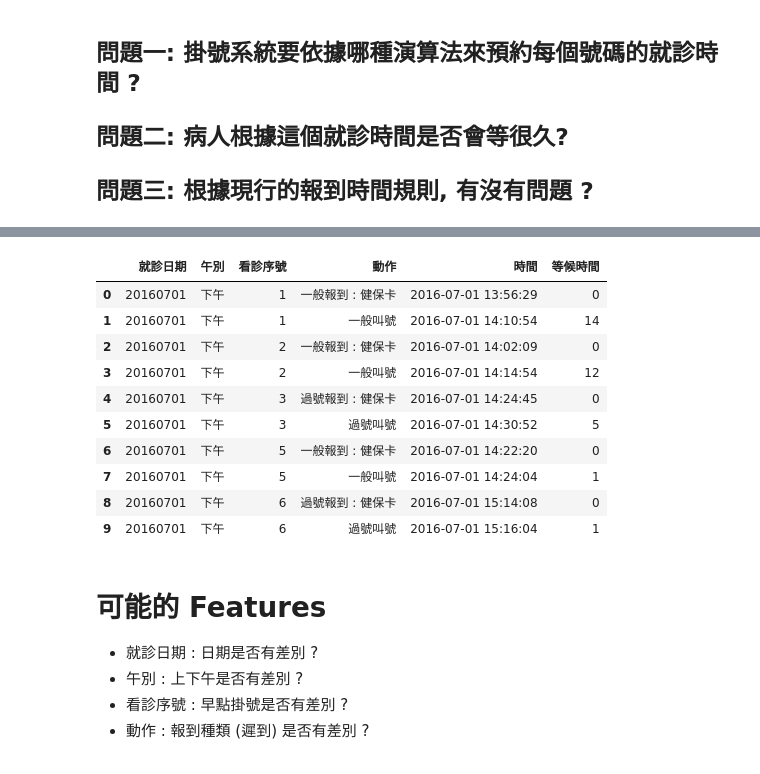
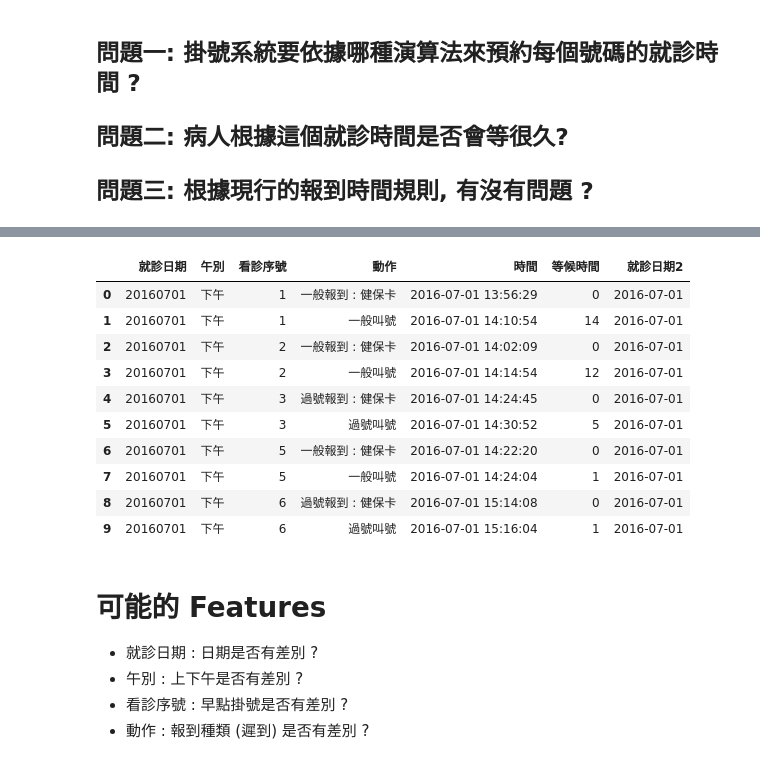
Before and after one commit to t0mst0ne/OPD_waiting, a Jupyter notebook: OPD 門診叫號 分佈.ipynb, the cells around one changed output, grey strips where cells are left out. Cells and saved outputs as stored; diff of their text form; code cells hidden in the pictures.

```diff
--- a/OPD 門診叫號 分佈.ipynb
+++ b/OPD 門診叫號 分佈.ipynb
@@ -10,6 +10,7 @@ import plotly.plotly as py
 import cufflinks as cf
 import re
 import matplotlib.pyplot as plt
+#import matplotlib
 import numpy as np
 import warnings
 from datetime import datetime, timedelta
@@ -17,6 +18,7 @@ from IPython.display import Image
 
 %matplotlib inline
 cf.go_offline()
+#matplotlib.rcParams['font.family'] = ["SimHei"]
 plt.rcParams["font.family"] = "SimHei"
 pd.set_option('display.max_columns', 100)
 
@@ -29,6 +31,7 @@ df = pd.read_csv('data/OPD.csv',sep='\t')
 
 
 df.就診日期 = df.就診日期.astype(str)
+df['就診日期2'] = pd.to_datetime(df.就診日期,infer_datetime_format=True, format='%Y%m%d' )
 
 df['時間'] = pd.to_datetime(df.時間.astype(str) ,infer_datetime_format=True, format='%Y%m%d%H%M%S')
 
@@ -46,17 +50,17 @@ df.head(10)
 dtype: object
 ['一般報到 : 健保卡' '一般叫號' '過號報到 : 健保卡' '過號叫號' '指定叫號' '檢查報到 : 健保卡' '檢查叫號'
  '過號報到 : 手動' '敬老報到 : 健保卡' '敬老叫號' '一般報到 : 手動' '檢查報到 : 手動']
-|  | 就診日期 | 午別 | 看診序號 | 動作 | 時間 | 等候時間 |
-| 0 | 20160701 | 下午 | 1 | 一般報到 : 健保卡 | 2016-07-01 13:56:29 | 0 |
-| 1 | 20160701 | 下午 | 1 | 一般叫號 | 2016-07-01 14:10:54 | 14 |
-| 2 | 20160701 | 下午 | 2 | 一般報到 : 健保卡 | 2016-07-01 14:02:09 | 0 |
-| 3 | 20160701 | 下午 | 2 | 一般叫號 | 2016-07-01 14:14:54 | 12 |
-| 4 | 20160701 | 下午 | 3 | 過號報到 : 健保卡 | 2016-07-01 14:24:45 | 0 |
-| 5 | 20160701 | 下午 | 3 | 過號叫號 | 2016-07-01 14:30:52 | 5 |
-| 6 | 20160701 | 下午 | 5 | 一般報到 : 健保卡 | 2016-07-01 14:22:20 | 0 |
-| 7 | 20160701 | 下午 | 5 | 一般叫號 | 2016-07-01 14:24:04 | 1 |
-| 8 | 20160701 | 下午 | 6 | 過號報到 : 健保卡 | 2016-07-01 15:14:08 | 0 |
-| 9 | 20160701 | 下午 | 6 | 過號叫號 | 2016-07-01 15:16:04 | 1 |
+|  | 就診日期 | 午別 | 看診序號 | 動作 | 時間 | 等候時間 | 就診日期2 |
+| 0 | 20160701 | 下午 | 1 | 一般報到 : 健保卡 | 2016-07-01 13:56:29 | 0 | 2016-07-01 |
+| 1 | 20160701 | 下午 | 1 | 一般叫號 | 2016-07-01 14:10:54 | 14 | 2016-07-01 |
+| 2 | 20160701 | 下午 | 2 | 一般報到 : 健保卡 | 2016-07-01 14:02:09 | 0 | 2016-07-01 |
+| 3 | 20160701 | 下午 | 2 | 一般叫號 | 2016-07-01 14:14:54 | 12 | 2016-07-01 |
+| 4 | 20160701 | 下午 | 3 | 過號報到 : 健保卡 | 2016-07-01 14:24:45 | 0 | 2016-07-01 |
+| 5 | 20160701 | 下午 | 3 | 過號叫號 | 2016-07-01 14:30:52 | 5 | 2016-07-01 |
+| 6 | 20160701 | 下午 | 5 | 一般報到 : 健保卡 | 2016-07-01 14:22:20 | 0 | 2016-07-01 |
+| 7 | 20160701 | 下午 | 5 | 一般叫號 | 2016-07-01 14:24:04 | 1 | 2016-07-01 |
+| 8 | 20160701 | 下午 | 6 | 過號報到 : 健保卡 | 2016-07-01 15:14:08 | 0 | 2016-07-01 |
+| 9 | 20160701 | 下午 | 6 | 過號叫號 | 2016-07-01 15:16:04 | 1 | 2016-07-01 |
 # %% [markdown]
 # 可能的 Features
 
```
Also changed, not shown: parts of 4 cells of this notebook, 1 other file.
